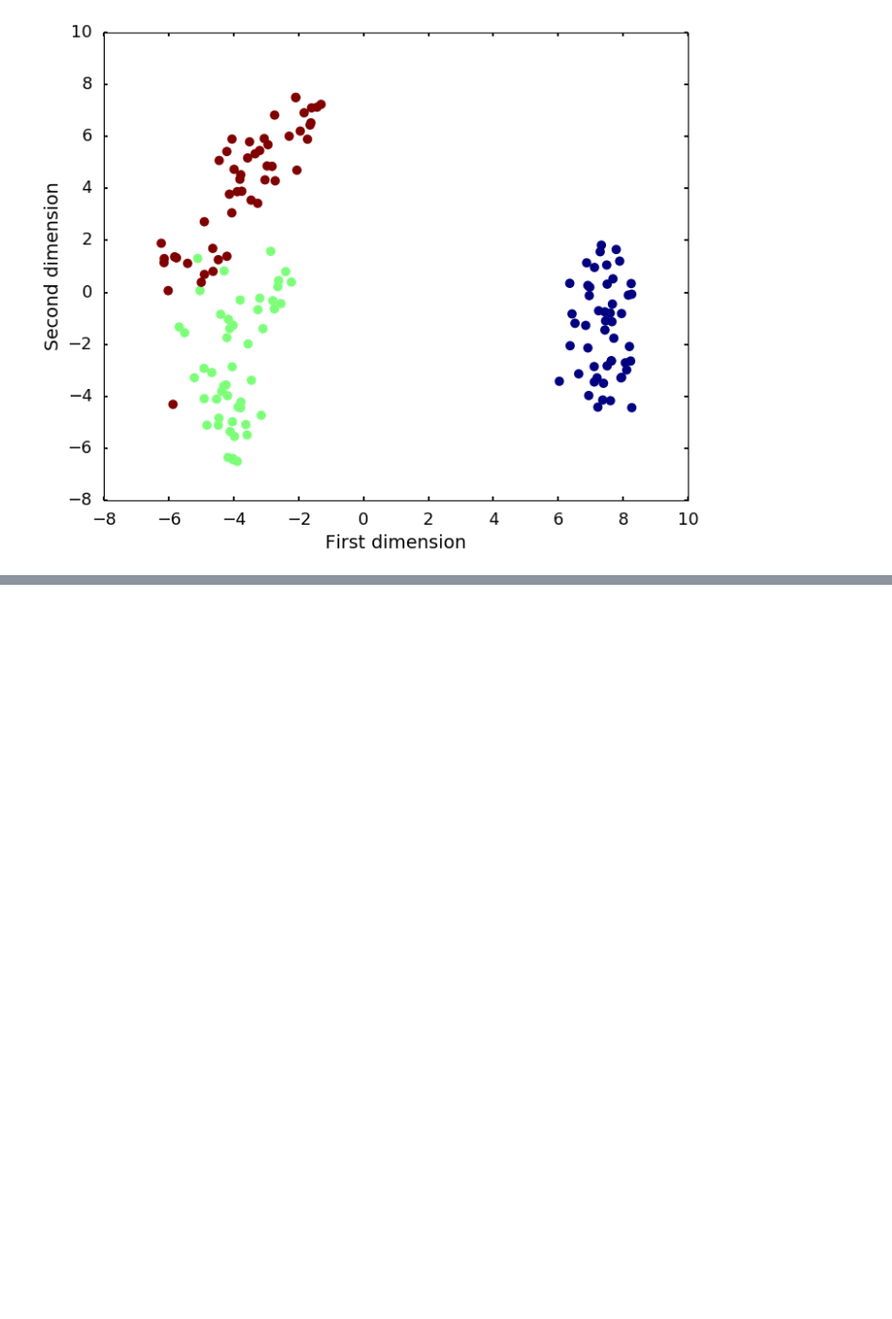
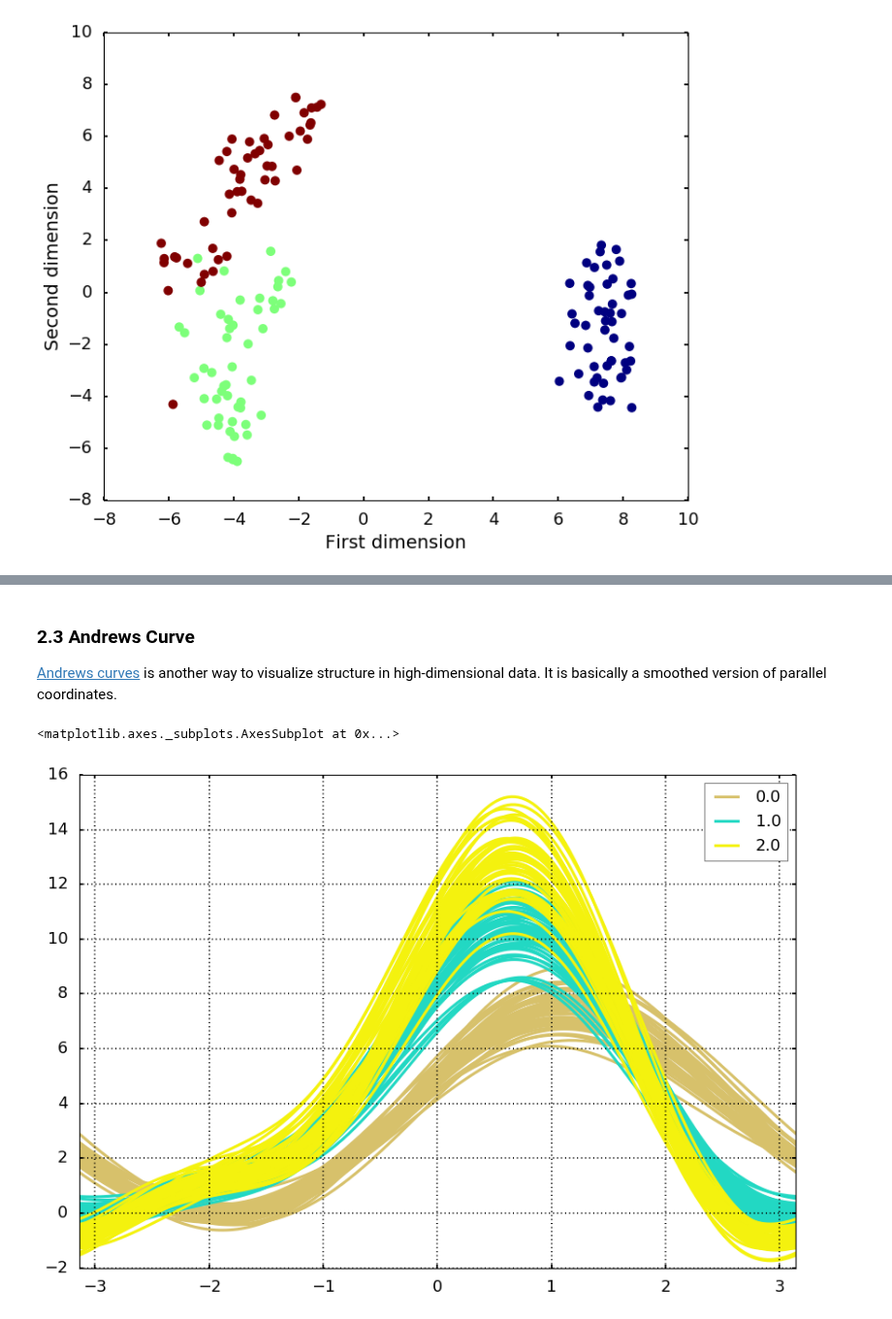
Before and after one commit to qingkaikong/blog, a Jupyter notebook: 2017_13_visualize_high_dimensional_dataset/Visualize_high_dimensional_dataset.ipynb, the cells around one changed output, grey strips where cells are left out. Shown at 97% size. Cells and saved outputs as stored; diff of their text form; code cells hidden in the pictures; blank space fills up the shorter version.

```diff
--- a/2017_13_visualize_high_dimensional_dataset/Visualize_high_dimensional_dataset.ipynb
+++ b/2017_13_visualize_high_dimensional_dataset/Visualize_high_dimensional_dataset.ipynb
@@ -66,0 +124,4 @@ plt.ylabel('Second dimension')
+# %% [markdown]
+### 2.3 Andrews Curve
+
+[Andrews curves](https://en.wikipedia.org/wiki/Andrews_plot) is another way to visualize structure in high-dimensional data. It is basically a smoothed version of parallel coordinates.
@@ -66,0 +130,5 @@ plt.ylabel('Second dimension')
+# %%
+andrews_curves(df, 'target')
+# %% [output]
+<matplotlib.axes._subplots.AxesSubplot at 0x...>
+[figure, added]
```
Also changed, not shown: parts of 16 cells of this notebook.
